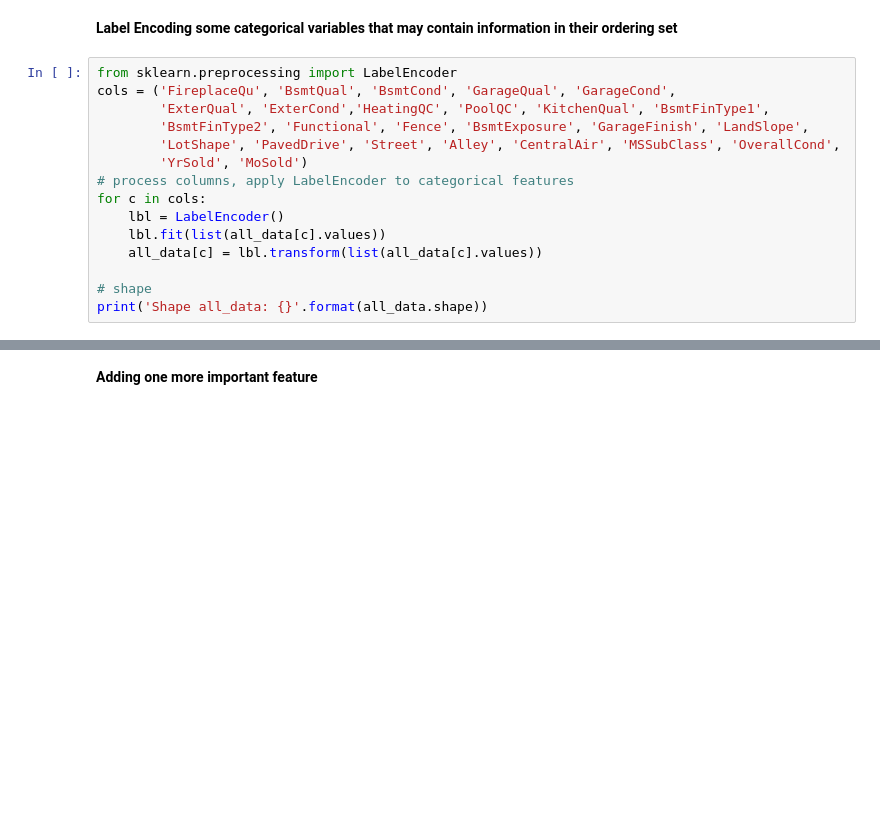
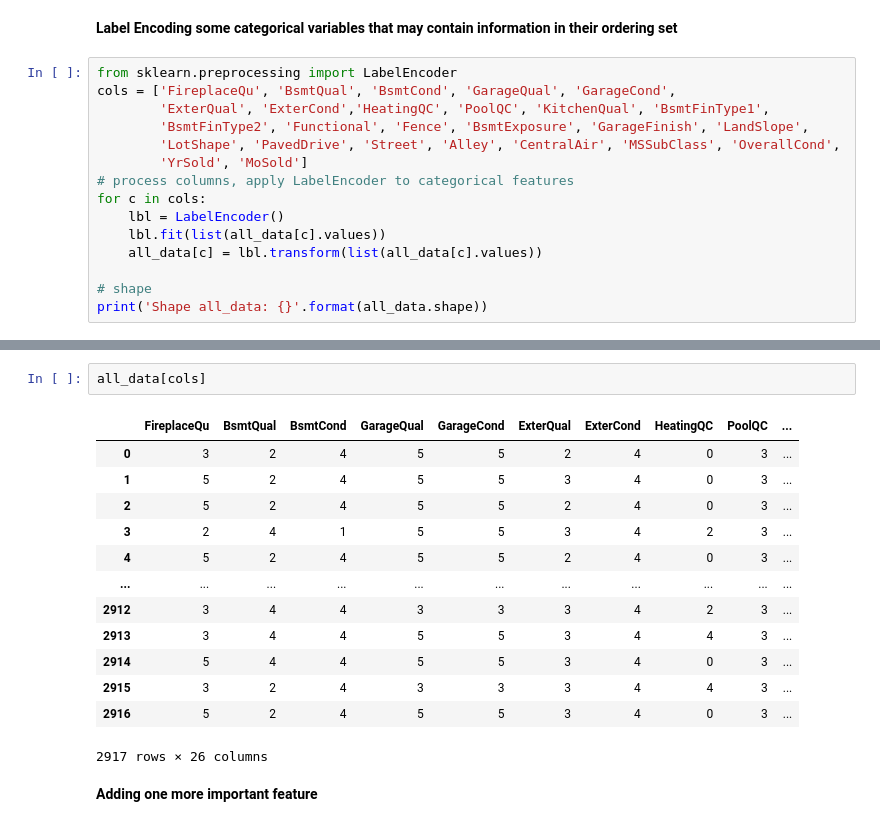
Before and after one commit to ekert-it/python-ml, a Jupyter notebook: 98. Sample/stacked-regressions-top-4-on-leaderboard.ipynb, the cells around one changed output, grey strips where cells are left out. Drawn from its saved outputs; the diff is of its cells as text; blank space fills up the shorter version.

```diff
--- a/98. Sample/stacked-regressions-top-4-on-leaderboard.ipynb
+++ b/98. Sample/stacked-regressions-top-4-on-leaderboard.ipynb
@@ -440,11 +440,11 @@ all_data['MoSold'] = all_data['MoSold'].astype(str)
 **Label Encoding some categorical variables that may contain information in their ordering set**
 # %%
 from sklearn.preprocessing import LabelEncoder
-cols = ('FireplaceQu', 'BsmtQual', 'BsmtCond', 'GarageQual', 'GarageCond',
+cols = ['FireplaceQu', 'BsmtQual', 'BsmtCond', 'GarageQual', 'GarageCond',
         'ExterQual', 'ExterCond','HeatingQC', 'PoolQC', 'KitchenQual', 'BsmtFinType1',
         'BsmtFinType2', 'Functional', 'Fence', 'BsmtExposure', 'GarageFinish', 'LandSlope',
         'LotShape', 'PavedDrive', 'Street', 'Alley', 'CentralAir', 'MSSubClass', 'OverallCond',
-        'YrSold', 'MoSold')
+        'YrSold', 'MoSold']
 # process columns, apply LabelEncoder to categorical features
 for c in cols:
     lbl = LabelEncoder()
@@ -458,3 +478,19 @@ ModuleNotFoundError: No module named 'sklearn'
+# %%
+all_data[cols]
+# %% [output]
+|  | FireplaceQu | BsmtQual | BsmtCond | GarageQual | GarageCond | ExterQual | ExterCond | HeatingQC | PoolQC | ... |
+| 0 | 3 | 2 | 4 | 5 | 5 | 2 | 4 | 0 | 3 | ... |
+| 1 | 5 | 2 | 4 | 5 | 5 | 3 | 4 | 0 | 3 | ... |
+| 2 | 5 | 2 | 4 | 5 | 5 | 2 | 4 | 0 | 3 | ... |
+| 3 | 2 | 4 | 1 | 5 | 5 | 3 | 4 | 2 | 3 | ... |
+| 4 | 5 | 2 | 4 | 5 | 5 | 2 | 4 | 0 | 3 | ... |
+| ... | ... | ... | ... | ... | ... | ... | ... | ... | ... | ... |
+| 2912 | 3 | 4 | 4 | 3 | 3 | 3 | 4 | 2 | 3 | ... |
+| 2913 | 3 | 4 | 4 | 5 | 5 | 3 | 4 | 4 | 3 | ... |
+| 2914 | 5 | 4 | 4 | 5 | 5 | 3 | 4 | 0 | 3 | ... |
+| 2915 | 3 | 2 | 4 | 3 | 3 | 3 | 4 | 4 | 3 | ... |
+| 2916 | 5 | 2 | 4 | 5 | 5 | 3 | 4 | 0 | 3 | ... |
+2917 rows × 26 columns
 # %% [markdown]
 **Adding one more important feature**
 # %% [markdown]
```
Also changed, not shown: parts of 7 cells of this notebook, 19 other files.
